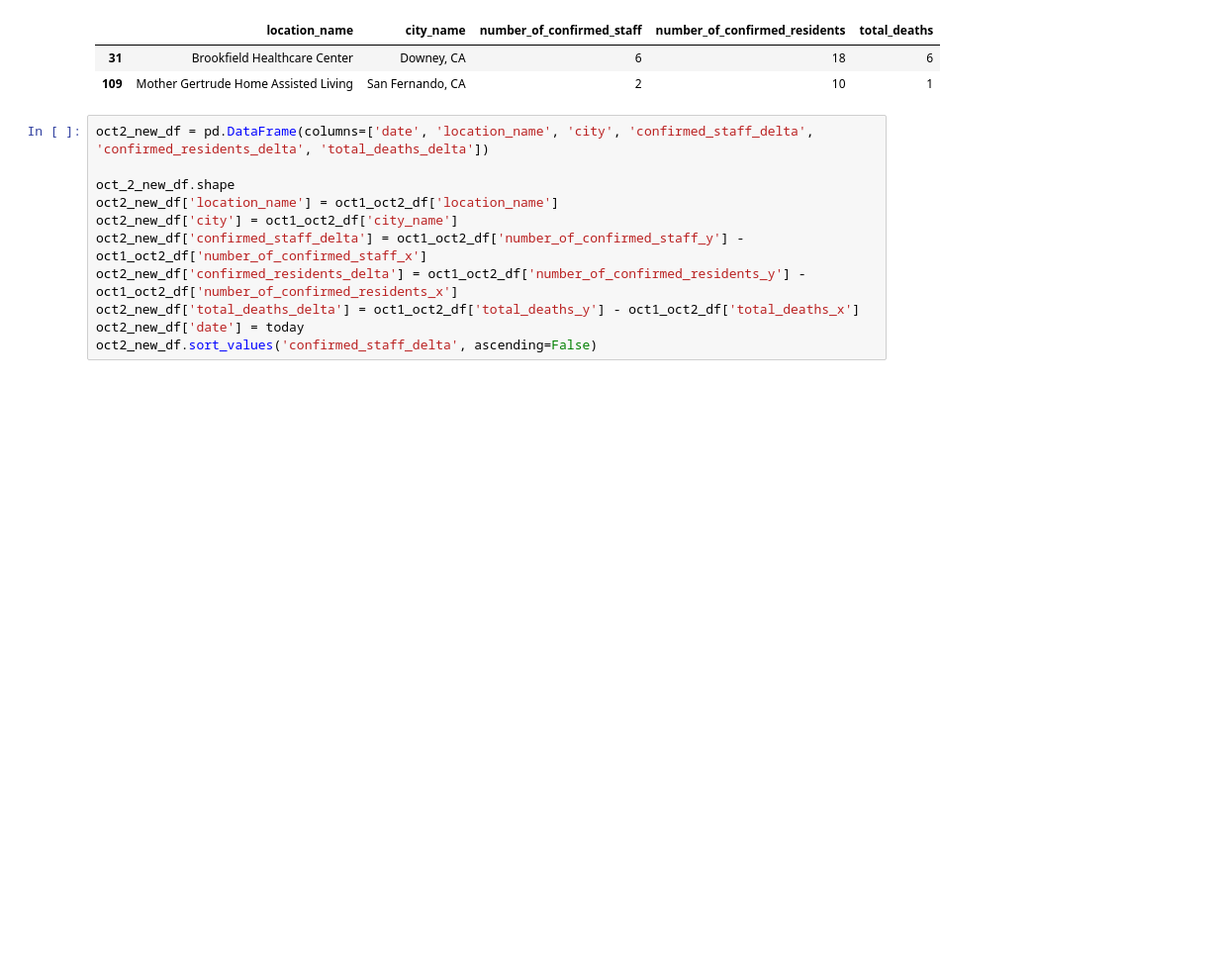
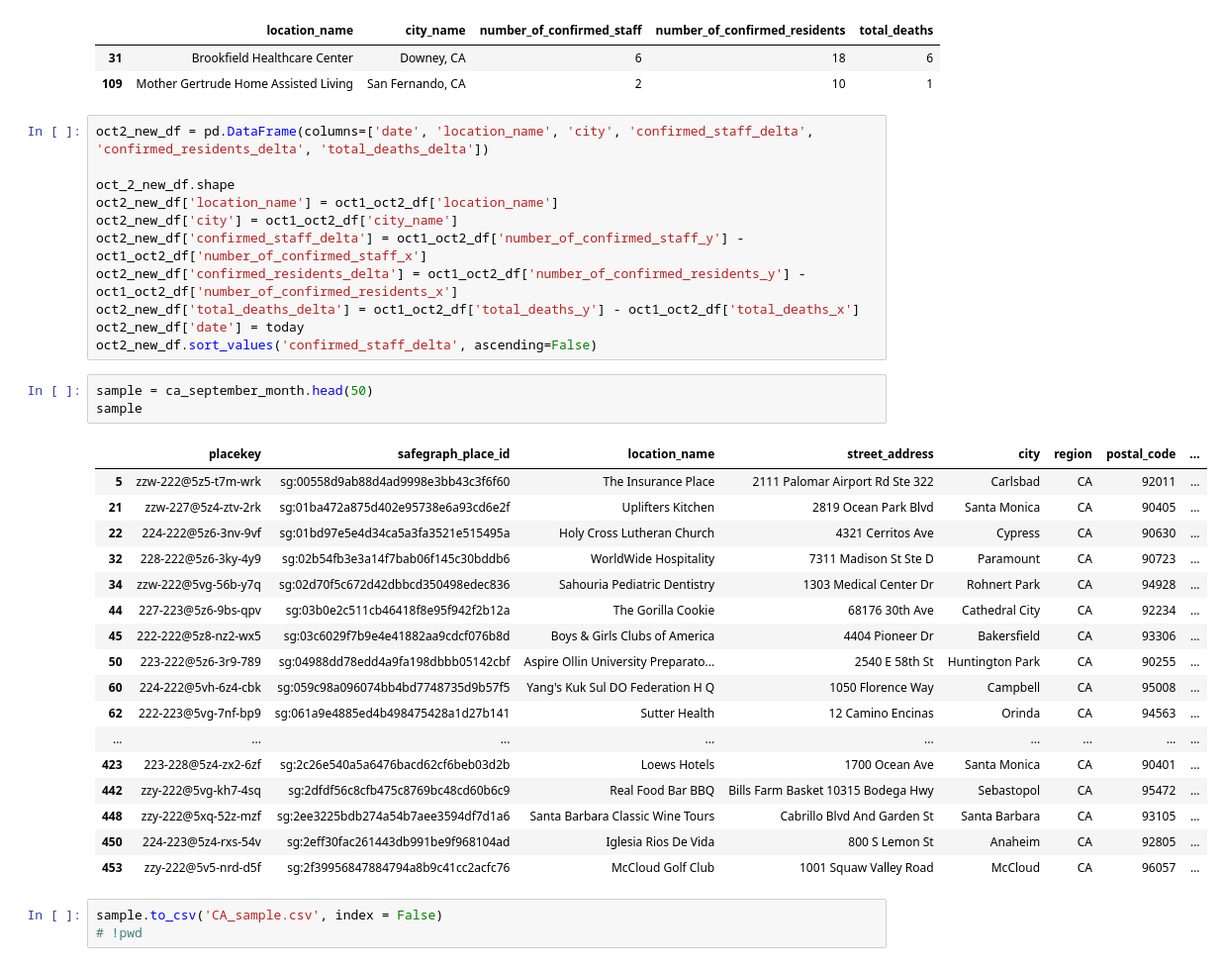
Before and after one commit to francisco-avalos/LA_covid19_data_cases, a Jupyter notebook: jupyter-notebook-sandbox/Sandbox - Adding POI to usc-model.ipynb, the cells around one changed output. Shown at 99% size. Cells and saved outputs as stored; diff of their text form; blank space fills up the shorter version.

```diff
--- a/jupyter-notebook-sandbox/Sandbox - Adding POI to usc-model.ipynb
+++ b/jupyter-notebook-sandbox/Sandbox - Adding POI to usc-model.ipynb
@@ -436,3 +441,27 @@ oct2_new_df['confirmed_residents_delta'] = oct1_oct2_df['number_of_confirmed_res
 oct2_new_df['total_deaths_delta'] = oct1_oct2_df['total_deaths_y'] - oct1_oct2_df['total_deaths_x']
 oct2_new_df['date'] = today
 oct2_new_df.sort_values('confirmed_staff_delta', ascending=False)
+# %%
+sample = ca_september_month.head(50)
+sample
+# %% [output]
+|  | placekey | safegraph_place_id | location_name | street_address | city | region | postal_code | ... |
+| 5 | zzw-222@5z5-t7m-wrk | sg:00558d9ab88d4ad9998e3bb43c3f6f60 | The Insurance Place | 2111 Palomar Airport Rd Ste 322 | Carlsbad | CA | 92011 | ... |
+| 21 | zzw-227@5z4-ztv-2rk | sg:01ba472a875d402e95738e6a93cd6e2f | Uplifters Kitchen | 2819 Ocean Park Blvd | Santa Monica | CA | 90405 | ... |
+| 22 | 224-222@5z6-3nv-9vf | sg:01bd97e5e4d34ca5a3fa3521e515495a | Holy Cross Lutheran Church | 4321 Cerritos Ave | Cypress | CA | 90630 | ... |
+| 32 | 228-222@5z6-3ky-4y9 | sg:02b54fb3e3a14f7bab06f145c30bddb6 | WorldWide Hospitality | 7311 Madison St Ste D | Paramount | CA | 90723 | ... |
+| 34 | zzw-222@5vg-56b-y7q | sg:02d70f5c672d42dbbcd350498edec836 | Sahouria Pediatric Dentistry | 1303 Medical Center Dr | Rohnert Park | CA | 94928 | ... |
+| 44 | 227-223@5z6-9bs-qpv | sg:03b0e2c511cb46418f8e95f942f2b12a | The Gorilla Cookie | 68176 30th Ave | Cathedral City | CA | 92234 | ... |
+| 45 | 222-222@5z8-nz2-wx5 | sg:03c6029f7b9e4e41882aa9cdcf076b8d | Boys & Girls Clubs of America | 4404 Pioneer Dr | Bakersfield | CA | 93306 | ... |
+| 50 | 223-222@5z6-3r9-789 | sg:04988dd78edd4a9fa198dbbb05142cbf | Aspire Ollin University Preparato... | 2540 E 58th St | Huntington Park | CA | 90255 | ... |
+| 60 | 224-222@5vh-6z4-cbk | sg:059c98a096074bb4bd7748735d9b57f5 | Yang's Kuk Sul DO Federation H Q | 1050 Florence Way | Campbell | CA | 95008 | ... |
+| 62 | 222-223@5vg-7nf-bp9 | sg:061a9e4885ed4b498475428a1d27b141 | Sutter Health | 12 Camino Encinas | Orinda | CA | 94563 | ... |
+| ... | ... | ... | ... | ... | ... | ... | ... | ... |
+| 423 | 223-228@5z4-zx2-6zf | sg:2c26e540a5a6476bacd62cf6beb03d2b | Loews Hotels | 1700 Ocean Ave | Santa Monica | CA | 90401 | ... |
+| 442 | zzy-222@5vg-kh7-4sq | sg:2dfdf56c8cfb475c8769bc48cd60b6c9 | Real Food Bar BBQ | Bills Farm Basket 10315 Bodega Hwy | Sebastopol | CA | 95472 | ... |
+| 448 | zzy-222@5xq-52z-mzf | sg:2ee3225bdb274a54b7aee3594df7d1a6 | Santa Barbara Classic Wine Tours | Cabrillo Blvd And Garden St | Santa Barbara | CA | 93105 | ... |
+| 450 | 224-223@5z4-rxs-54v | sg:2eff30fac261443db991be9f968104ad | Iglesia Rios De Vida | 800 S Lemon St | Anaheim | CA | 92805 | ... |
+| 453 | zzy-222@5v5-nrd-d5f | sg:2f39956847884794a8b9c41cc2acfc76 | McCloud Golf Club | 1001 Squaw Valley Road | McCloud | CA | 96057 | ... |
+# %%
+sample.to_csv('CA_sample.csv', index = False)
+# !pwd
```
Also changed, not shown: parts of 1 cell of this notebook.
